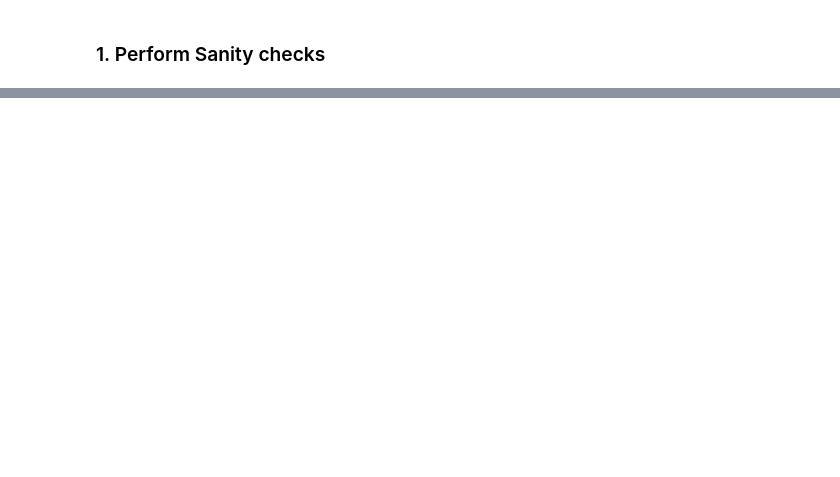
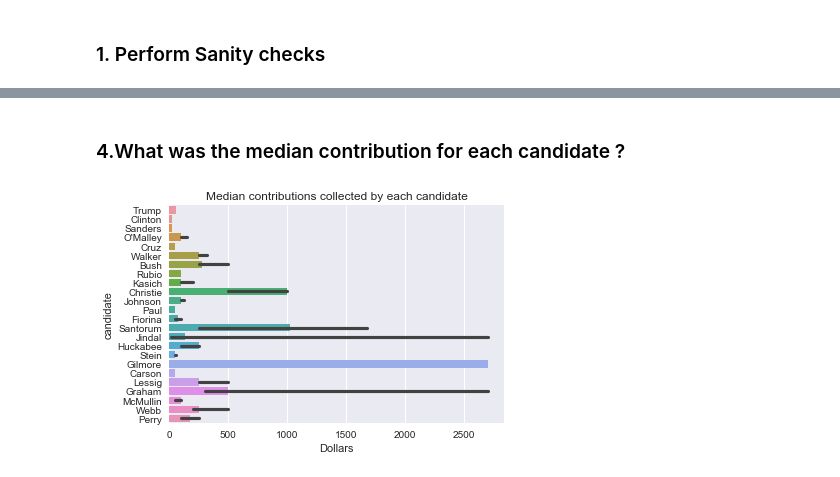
Before and after one commit to JCardenasRdz/SpringBoard, a Jupyter notebook: Projects/08_Work_on_your_Data_Story/08_Work_on_your_Data_Story.ipynb, the cells around one changed output, grey strips where cells are left out. Drawn from its saved outputs; the diff is of its cells as text; code cells hidden in the pictures; blank space fills up the shorter version.

```diff
--- a/Projects/08_Work_on_your_Data_Story/08_Work_on_your_Data_Story.ipynb
+++ b/Projects/08_Work_on_your_Data_Story/08_Work_on_your_Data_Story.ipynb
@@ -140,0 +69,8 @@ Submission Requirements: Submit links to a Github repository containing a Jupyte
+# %% [markdown]
+### 4.What was the median contribution for each candidate ?
+# %%
+sns.barplot(y="candidate", x="dollars", data=AZ_df,estimator=np.median)
+plt.title("Median contributions collected by each candidate");
+plt.xlabel("Dollars");
+# %% [output]
+[figure, added]
```
Also changed, not shown: parts of 43 cells of this notebook, 2 other files.
